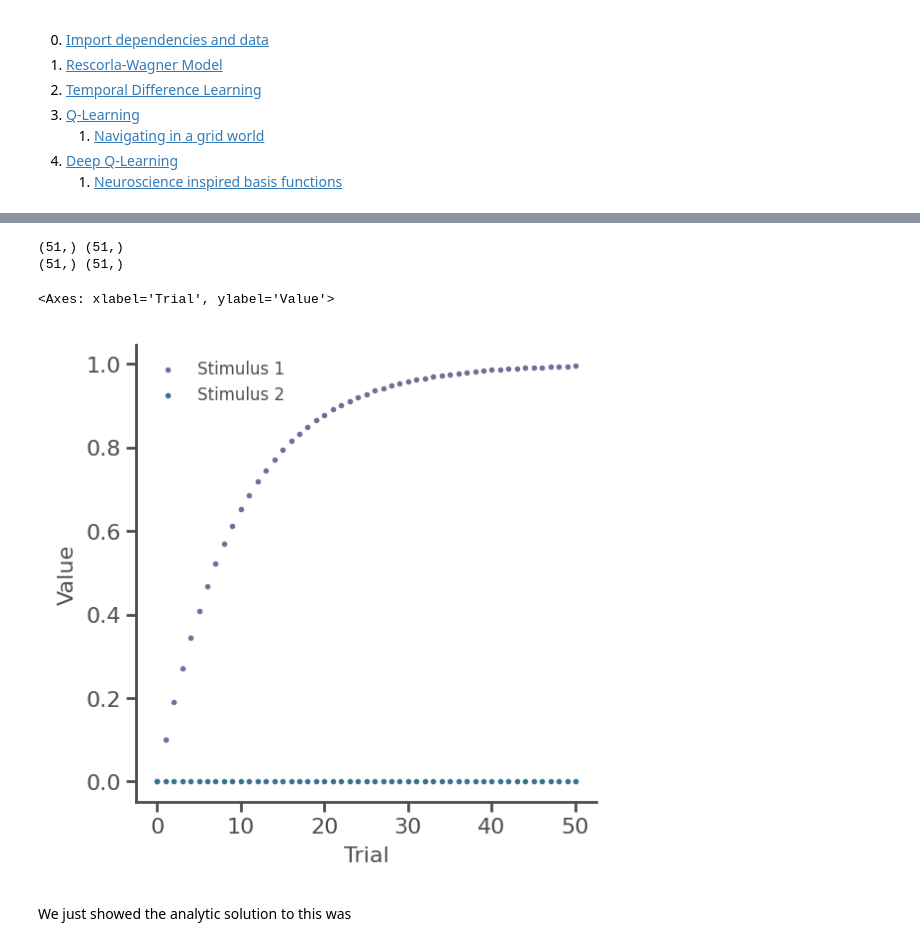
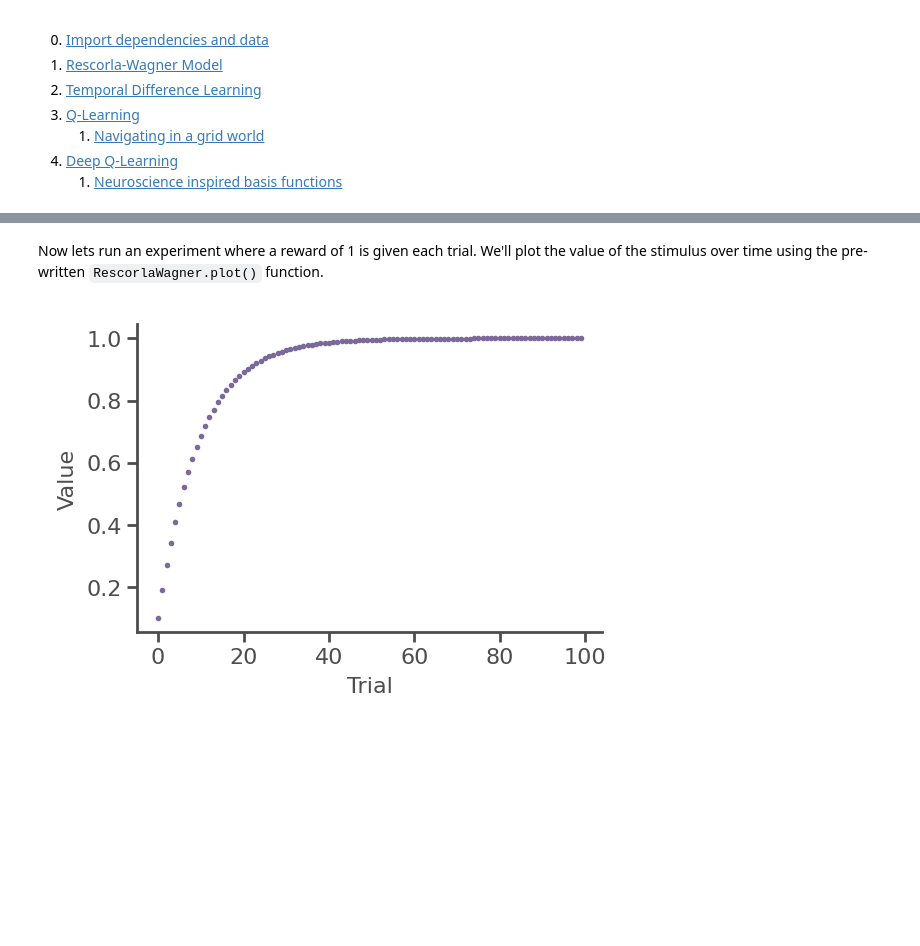
Before and after one commit to TomGeorge1234/NeuroRLTutorial, a Jupyter notebook: NeuroRL.ipynb, the cells around one changed output, grey strips where cells are left out. Saved outputs shown, nothing was run; the diff lists cells and outputs as text; code cells hidden in the pictures; blank space fills up the shorter version.

```diff
--- a/NeuroRL.ipynb
+++ b/NeuroRL.ipynb
@@ -95,13 +108,39 @@ class RescorlaWagner:
+# %%
+class RescorlaWagner(BaseRescorlaWagner):
+    def __init__(self, alpha = 0.1,):
+        """alpha is the learning rate"""
+        self.V = 0
+        self.V_history = np.array([self.V])
+        super().__init__(alpha=alpha)
+
+    def learn(self, R):
+        """R is the reward recieved on the current trial"""
+        self.R = R
+        raise NotImplementedError("You need to implement this method")
+        # error = ???
+        # self.V += ???
+        # self.save_history() # call this pre-made function to save the history for later plotting.
+# %%
+#@title Double click to see solution {display-mode: "form" }
+class RescorlaWagner(BaseRescorlaWagner):
+    def __init__(self, alpha = 0.1,):
+        """alpha is the learning rate"""
+        self.V = 0
+        self.V_history = np.array([self.V])
+        super().__init__(alpha=alpha)
+
+    def learn(self, R):
+        """R is the reward recieved on the current trial"""
+        self.R = R
+        error = R - self.V
+        self.V += self.alpha * error
+        self.save_history() # call this pre-made function to save the history for later plotting.
+# %% [markdown]
+Now lets run an experiment where a reward of 1 is given each trial. We'll plot the value of the stimulus over time using the pre-written `RescorlaWagner.plot()` function.
 # %%
-RW = RescorlaWagner(n_stimuli=2, alpha=0.1)
-
-for trial in range(50):
-    RW.learn(0, 1)
-RW.plot()
+RW = RescorlaWagner(alpha=0.1)
+for trial in range(100):
+    RW.learn(R=1)
+ax = RW.plot()
 # %% [output]
-(51,) (51,)
-(51,) (51,)
-<Axes: xlabel='Trial', ylabel='Value'>
-[figure, old version]
+[figure, new version]
-# %% [markdown]
-We just showed the analytic solution to this was
```
Also changed, not shown: parts of 13 cells of this notebook, 8 other files.
